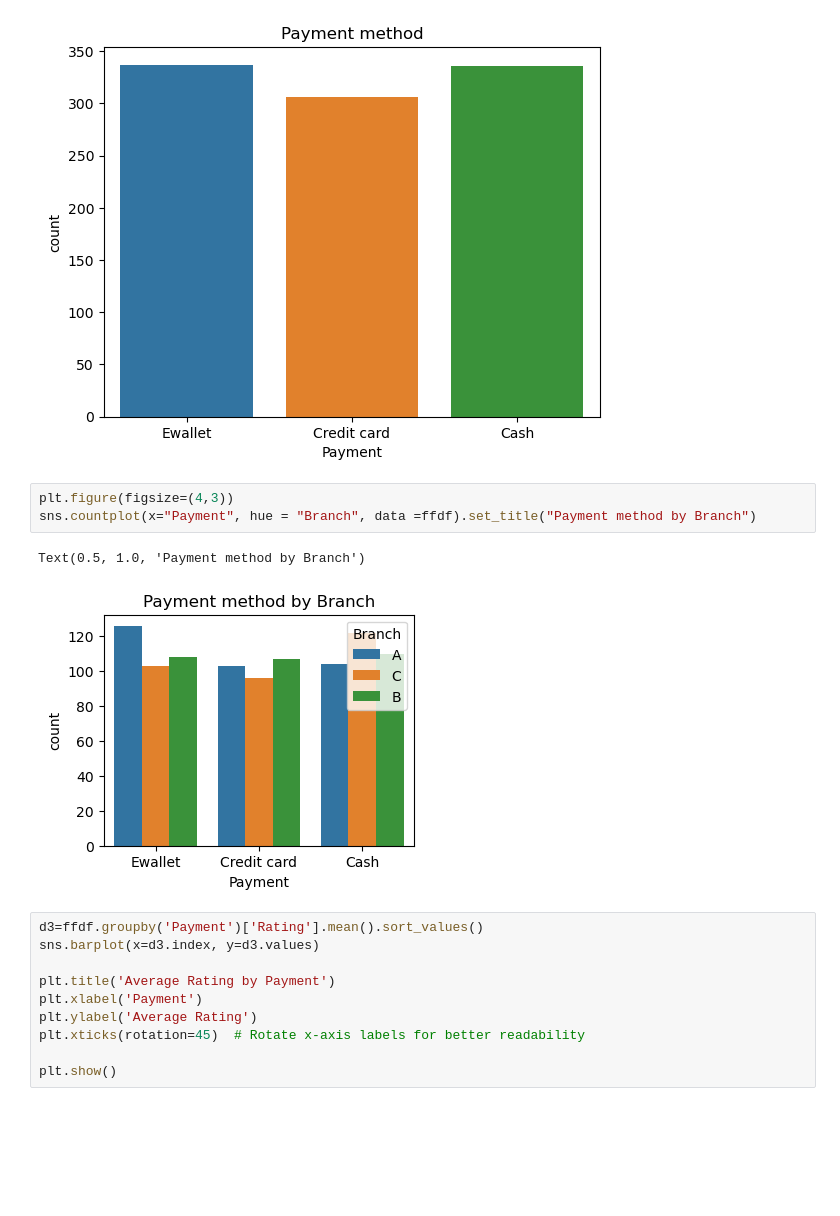
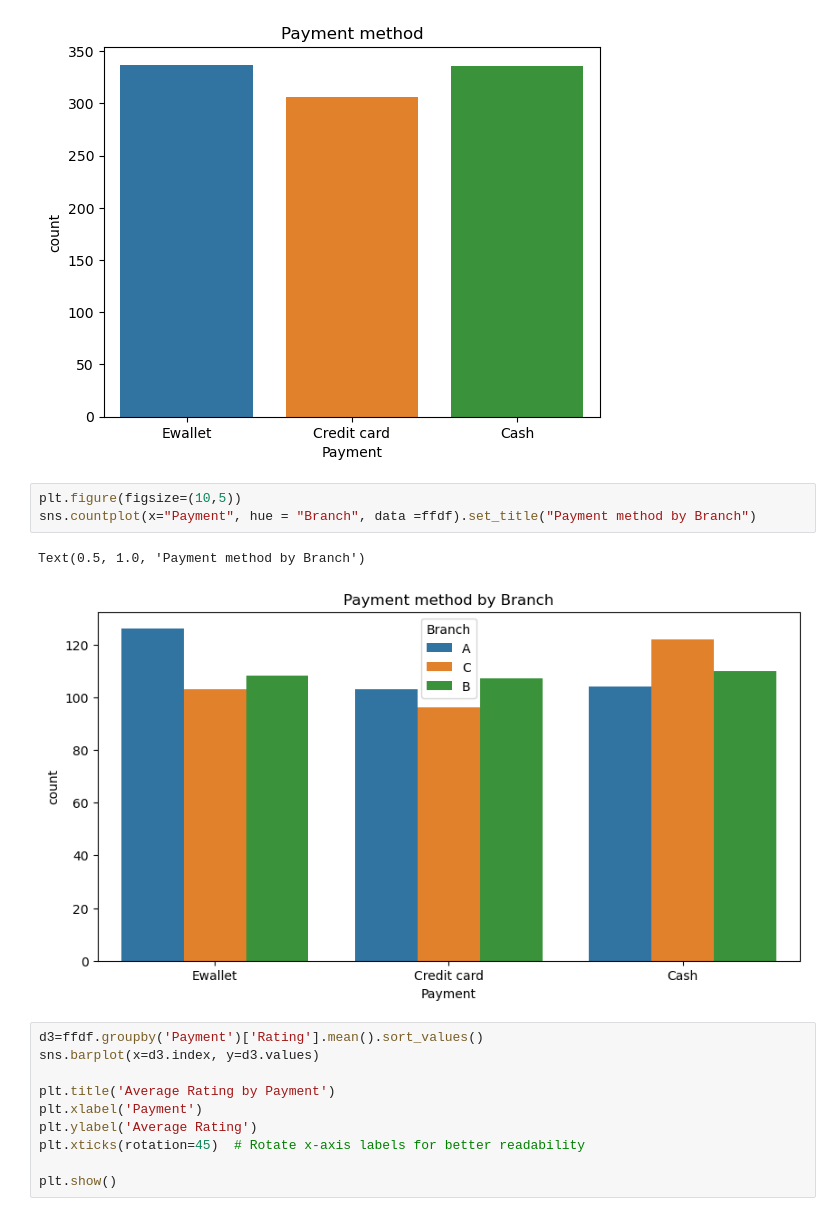
Before and after one commit to OmarderbalaAQ/NTI-CAPSTONE-D.A, a Jupyter notebook: capstone market sales.ipynb, the cells around one changed output. Drawn from its saved outputs; the diff is of its cells as text; blank space fills up the shorter version.

```diff
--- a/capstone market sales.ipynb
+++ b/capstone market sales.ipynb
@@ -555,11 +668,11 @@ sns.countplot(x="Payment", data =ffdf).set_title("Payment method")
 Text(0.5, 1.0, 'Payment method')
 [figure]
 # %%
-plt.figure(figsize=(4,3))
+plt.figure(figsize=(10,5))
 sns.countplot(x="Payment", hue = "Branch", data =ffdf).set_title("Payment method by Branch")
 # %% [output]
 Text(0.5, 1.0, 'Payment method by Branch')
-[figure, old version]
+[figure, new version]
 # %%
 d3=ffdf.groupby('Payment')['Rating'].mean().sort_values()
 sns.barplot(x=d3.index, y=d3.values)
```
Also changed, not shown: parts of 45 cells of this notebook, 3 other files.
